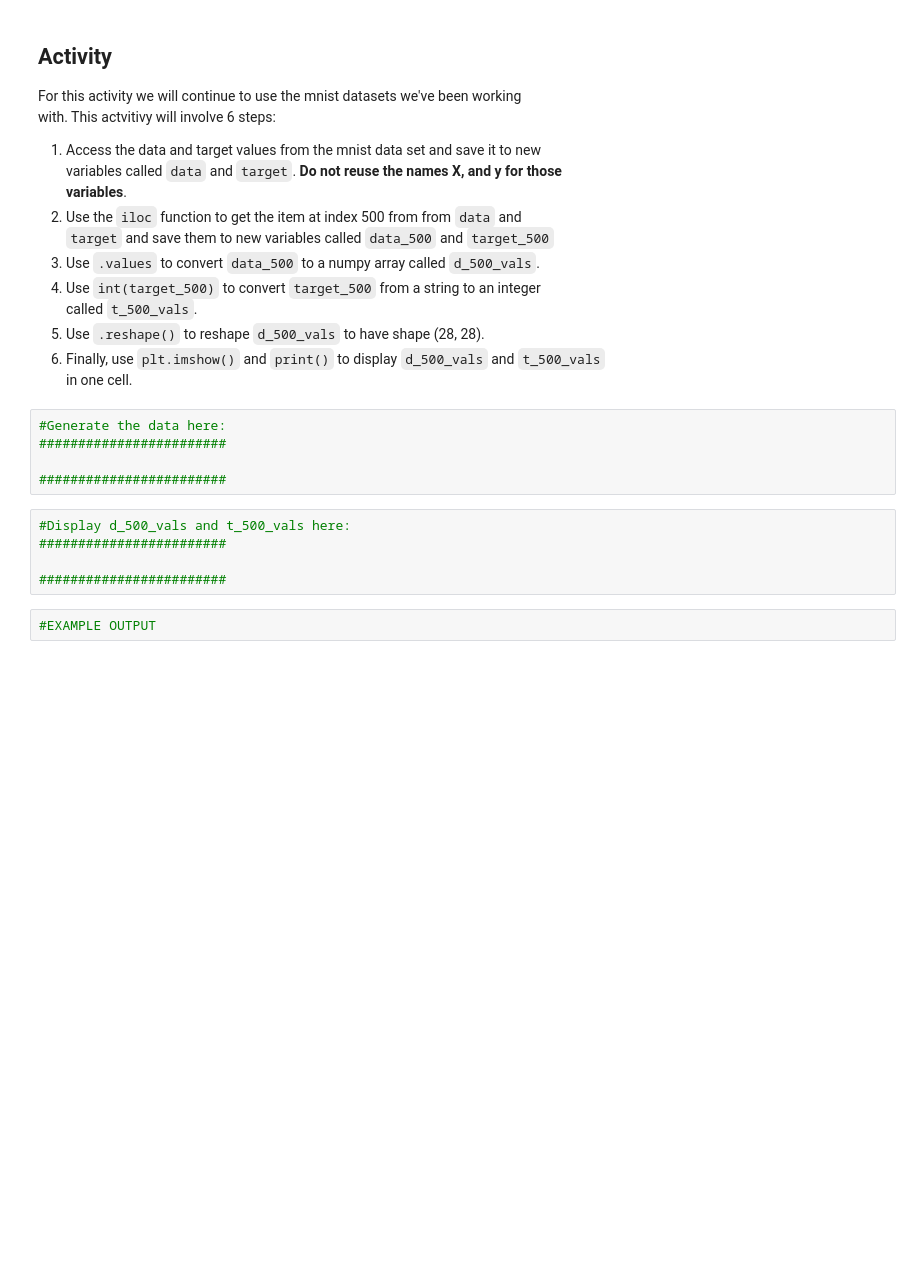
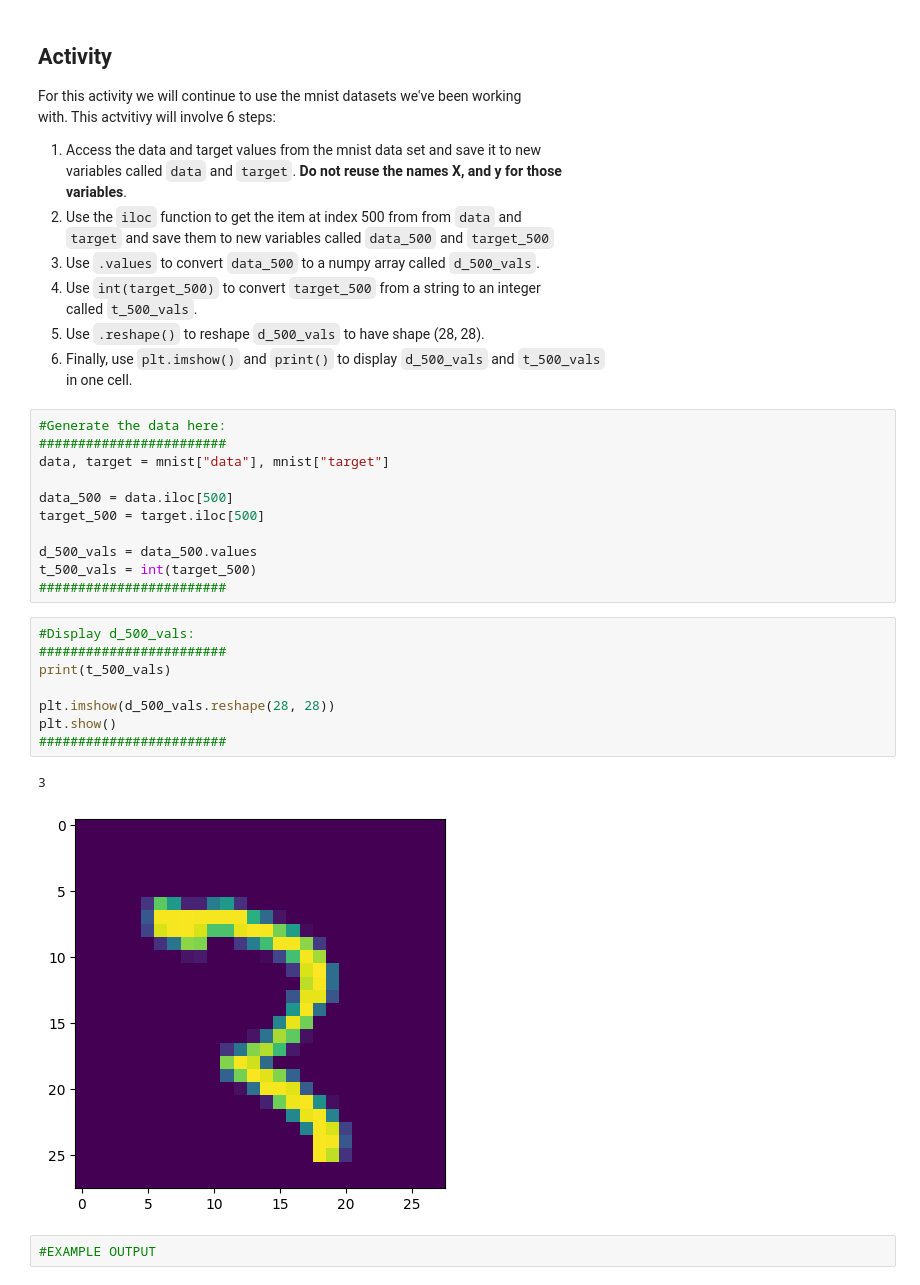
Before and after one commit to gdprasad1201/PH451_551_Sp25, a Jupyter notebook: Exercises/PythonRefreshers_3.ipynb, the cells around one changed output. Saved outputs shown, nothing was run; the diff lists cells and outputs as text; blank space fills up the shorter version.

```diff
--- a/Exercises/PythonRefreshers_3.ipynb
+++ b/Exercises/PythonRefreshers_3.ipynb
@@ -485,16 +485,28 @@ with. This actvitivy will involve 6 steps: <br>
 5. Use `.reshape()` to reshape `d_500_vals` to have shape (28, 28). <br>
 6. Finally, use `plt.imshow()` and `print()` to display `d_500_vals` and `t_500_vals` <br>
 in one cell.
-# %%
-#Generate the data here:
-########################
-
-########################
-# %%
-#Display d_500_vals and t_500_vals here:
-########################
-
-########################
+# %%
+#Generate the data here:
+########################
+data, target = mnist["data"], mnist["target"]
+
+data_500 = data.iloc[500]
+target_500 = target.iloc[500]
+
+d_500_vals = data_500.values
+t_500_vals = int(target_500)
+########################
+# %%
+#Display d_500_vals:
+########################
+print(t_500_vals)
+
+plt.imshow(d_500_vals.reshape(28, 28))
+plt.show()
+########################
+# %% [output]
+3
+[figure, added]
 # %%
 #EXAMPLE OUTPUT
 # %% [output]
```
Also changed, not shown: parts of 16 cells of this notebook.
